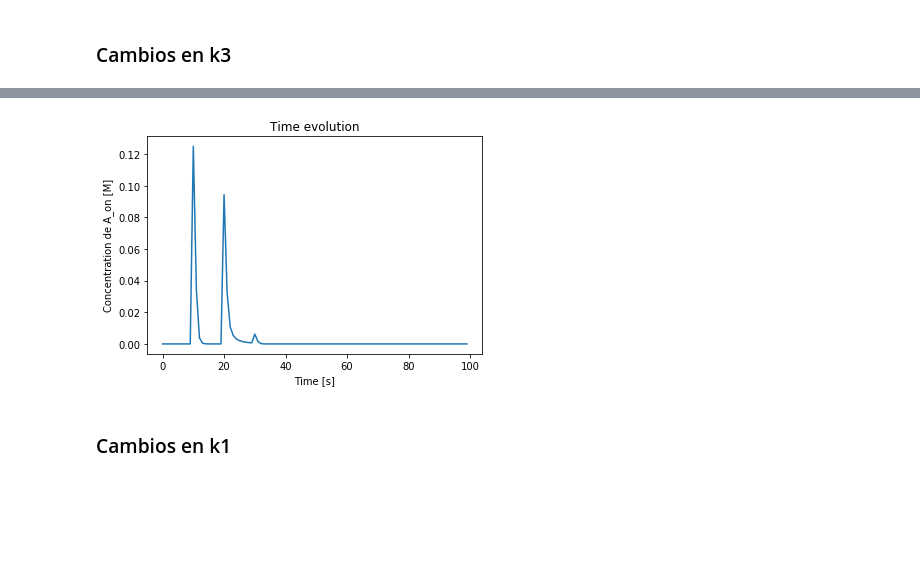
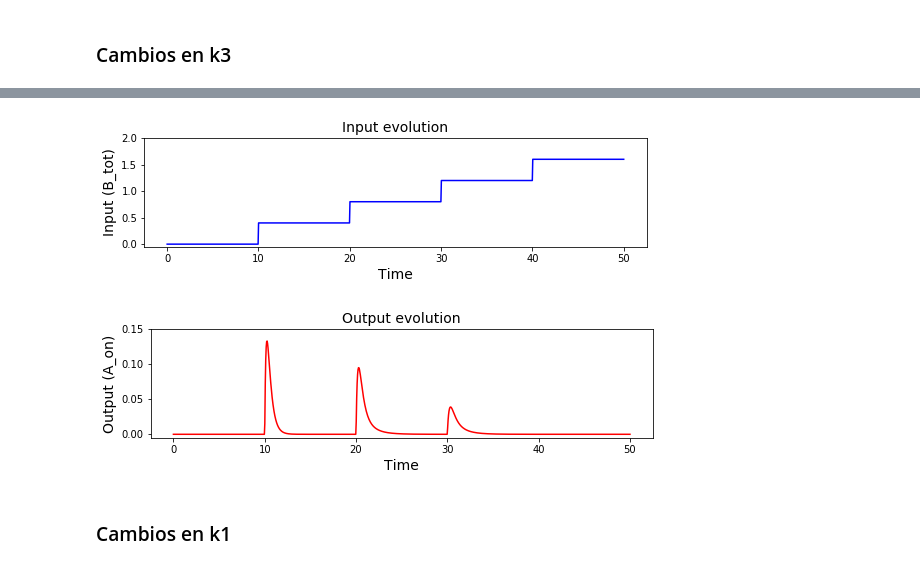
Before and after one commit to rbarreror/BioSis_Adaptacion, a Jupyter notebook: State_Dependent_Inactivation.ipynb, the cells around one changed output, grey strips where cells are left out. Saved outputs shown, nothing was run; the diff lists cells and outputs as text; code cells hidden in the pictures; blank space fills up the shorter version.

```diff
--- a/State_Dependent_Inactivation.ipynb
+++ b/State_Dependent_Inactivation.ipynb
@@ -108,0 +191,25 @@ plt.show()
+# %%
+# Plotear el input:
+
+lista_Input=list()
+
+for t in tspan:
+
+    if t <= 7:
+        Input = 0
+    elif t > 7 and t <= 25:
+        Input = np.ceil((t-7)/7)
+    elif t == tspan[-1]:
+        Input = 0
+    else:
+        Input = np.ceil((43-t)/7)
+
+    lista_Input.append(Input)
+
+plt.figure(figsize = (9, 2))
+plt.ylim([-0.1,4])
+plt.title("Input evolution", fontsize = 14)
+plt.xlabel("Time", fontsize = 14)
+plt.ylabel("Input", fontsize = 14)
+plt.plot(tspan, lista_Input, "b")
+plt.show()
@@ -118,12 +254,39 @@ En este caso se introduce una variable nueva (proteína B) que simula el input y
 def sistema_B_tot(u, t, k1, k2, k3):
     A_off, AB_on, AB_in = u
 
-    B_tot = (np.ceil(t/10)/2)-0.5
+    if t <= 10:
+        B_tot = 0
+    else:
+        B_tot = (np.ceil((t-10)/10)/2.5)
+
     dA_off = k3*AB_in - k1*(B_tot - AB_on - AB_in)*A_off
     dAB_on = k1*(B_tot - AB_on - AB_in)*A_off - k2*AB_on
     dAB_in = k2*AB_on - k3*AB_in
 
     return dA_off, dAB_on, dAB_in
+# %%
+# Plotear el input:
+
+lista_Input=list()
+
+for t in tspan:
+
+    if t <= 10:
+        B_tot = 0
+    else:
+        B_tot = (np.ceil((t-10)/10)/2.5)
+    lista_Input.append(B_tot)
+
+plt.figure(figsize = (9, 2))
+plt.ylim([-0.05,2])
+
+plt.title("Input evolution", fontsize = 14)
+plt.xlabel("Time", fontsize = 14)
+plt.ylabel("Input (B_tot)", fontsize = 14)
+plt.plot(tspan, lista_Input, "b")
+plt.show()
+# %% [output]
+[figure, added]
 # %%
 # Parametros del paper
 
@@ -132,14 +295,19 @@ k2=4
 k3=0
 p = (k1, k2, k3)
 # %%
+# Plotear el output:
+
+plt.figure(figsize = (9, 2))
+plt.ylim([-0.005,0.15])
+
 sol = odeint(sistema_B_tot, u, tspan, p)
-plt.plot(sol[:,1])
-plt.title("Time evolution")
-plt.xlabel("Time [s]")
-plt.ylabel("Concentration de A_on [M]")
+plt.plot(tspan, sol[:,1], "r")
+plt.title("Output evolution", fontsize = 14)
+plt.xlabel("Time", fontsize = 14)
+plt.ylabel("Output (A_on)", fontsize = 14)
 plt.show()
 # %% [output]
-[figure, old version]
+[figure, new version]
 # %% [markdown]
 ### Cambios en k1
 # %%
```
Also changed, not shown: parts of 22 cells of this notebook.
